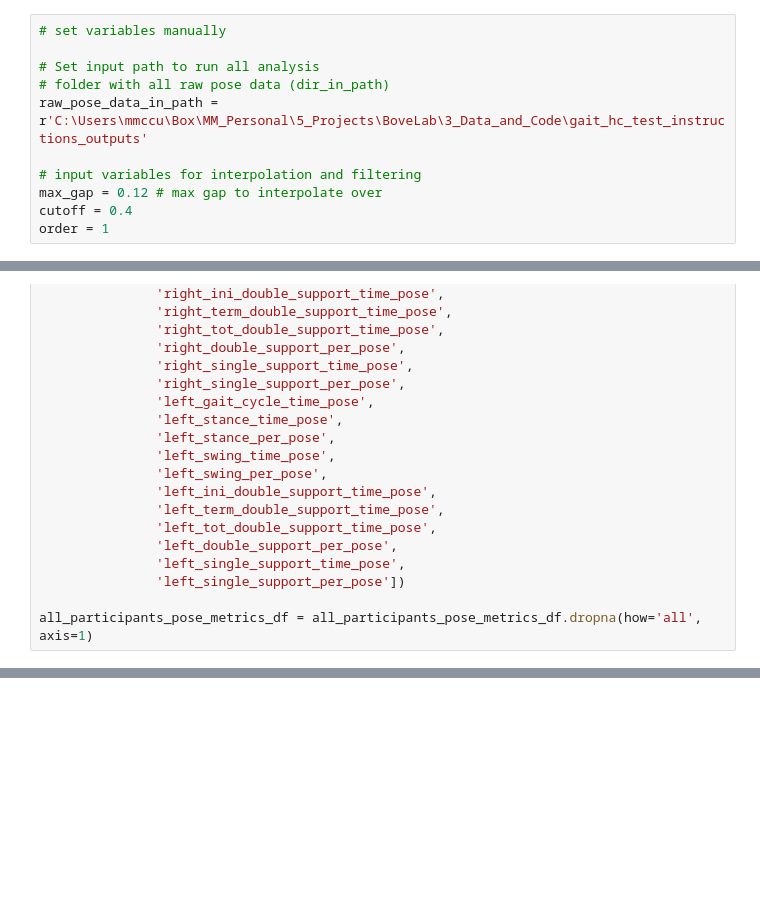
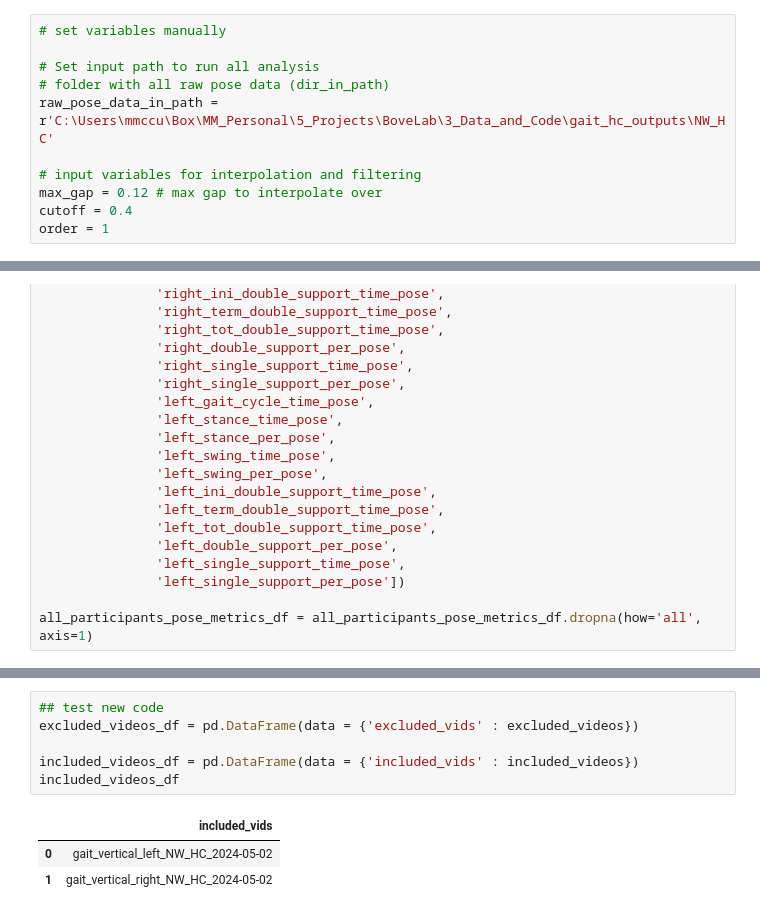
Before and after one commit to UCSF-MSLAB/HomeVideoAnalysis, a Jupyter notebook: megan_sandbox/raw_pose_analysis_main.ipynb, the cells around one changed output, grey strips where cells are left out. Saved outputs shown, nothing was run; the diff lists cells and outputs as text; blank space fills up the shorter version.

```diff
--- a/megan_sandbox/raw_pose_analysis_main.ipynb
+++ b/megan_sandbox/raw_pose_analysis_main.ipynb
@@ -47,7 +48,7 @@ from raw_pose_analysis_funs.gait_metrics_compile_stats import save_all_pose_metr
 
 # Set input path to run all analysis
 # folder with all raw pose data (dir_in_path)
-raw_pose_data_in_path = r'C:\Users\mmccu\Box\MM_Personal\5_Projects\BoveLab\3_Data_and_Code\gait_hc_test_instructions_outputs'
+raw_pose_data_in_path = r'C:\Users\mmccu\Box\MM_Personal\5_Projects\BoveLab\3_Data_and_Code\gait_hc_outputs\NW_HC'
 
 # input variables for interpolation and filtering
 max_gap = 0.12 # max gap to interpolate over
@@ -326,0 +388,10 @@ Saving pose_metrics_all.csv
+# %%
+## test new code
+excluded_videos_df = pd.DataFrame(data = {'excluded_vids' : excluded_videos})
+
+included_videos_df = pd.DataFrame(data = {'included_vids' : included_videos})
+included_videos_df
+# %% [output]
+|  | included_vids |
+| 0 | gait_vertical_left_NW_HC_2024-05-02 |
+| 1 | gait_vertical_right_NW_HC_2024-05-02 |
```
Also changed, not shown: parts of 2 cells of this notebook, 2 other files.
